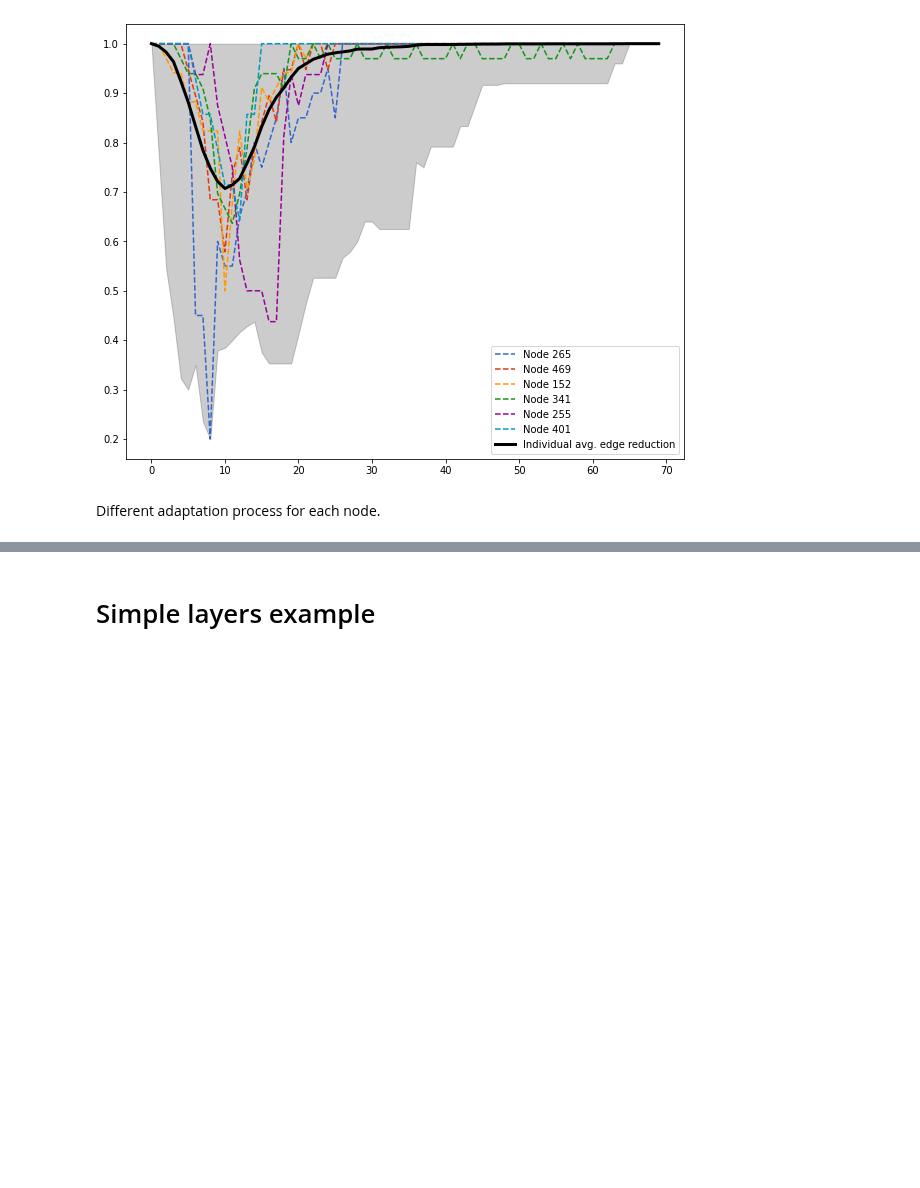
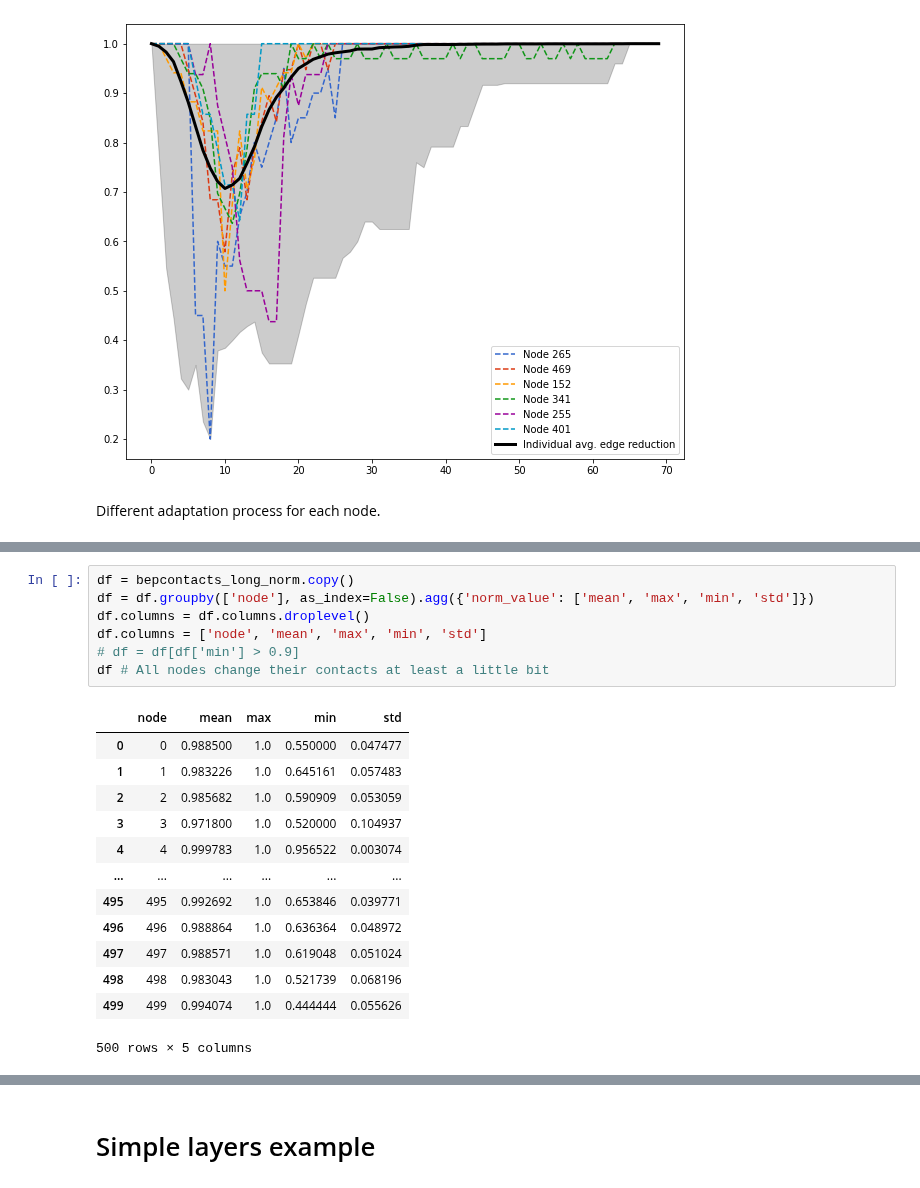
Before and after one commit to JimmyCalvoMonge/AdaptiveNetworks, a Jupyter notebook: network_experiments.ipynb, the cells around one changed output, grey strips where cells are left out. Saved outputs shown, nothing was run; the diff lists cells and outputs as text; blank space fills up the shorter version.

```diff
--- a/network_experiments.ipynb
+++ b/network_experiments.ipynb
@@ -1125,0 +1165,21 @@ Different adaptation process for each node.
+# %%
+df = bepcontacts_long_norm.copy()
+df = df.groupby(['node'], as_index=False).agg({'norm_value': ['mean', 'max', 'min', 'std']})
+df.columns = df.columns.droplevel()
+df.columns = ['node', 'mean', 'max', 'min', 'std']
+# df = df[df['min'] > 0.9]
+df # All nodes change their contacts at least a little bit
+# %% [output]
+|  | node | mean | max | min | std |
+| 0 | 0 | 0.988500 | 1.0 | 0.550000 | 0.047477 |
+| 1 | 1 | 0.983226 | 1.0 | 0.645161 | 0.057483 |
+| 2 | 2 | 0.985682 | 1.0 | 0.590909 | 0.053059 |
+| 3 | 3 | 0.971800 | 1.0 | 0.520000 | 0.104937 |
+| 4 | 4 | 0.999783 | 1.0 | 0.956522 | 0.003074 |
+| ... | ... | ... | ... | ... | ... |
+| 495 | 495 | 0.992692 | 1.0 | 0.653846 | 0.039771 |
+| 496 | 496 | 0.988864 | 1.0 | 0.636364 | 0.048972 |
+| 497 | 497 | 0.988571 | 1.0 | 0.619048 | 0.051024 |
+| 498 | 498 | 0.983043 | 1.0 | 0.521739 | 0.068196 |
+| 499 | 499 | 0.994074 | 1.0 | 0.444444 | 0.055626 |
+500 rows × 5 columns
```
Also changed, not shown: parts of 4 cells of this notebook, 3 other files.
